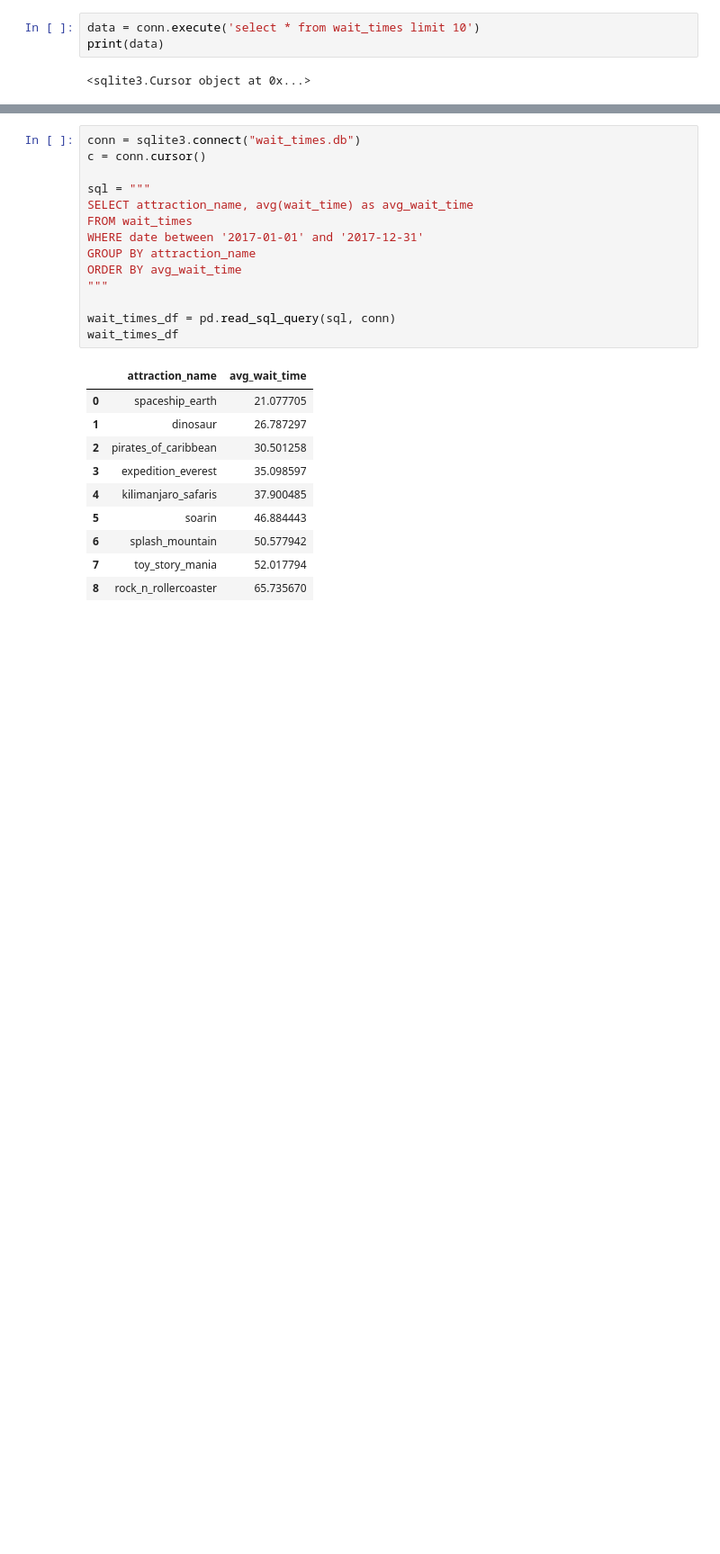
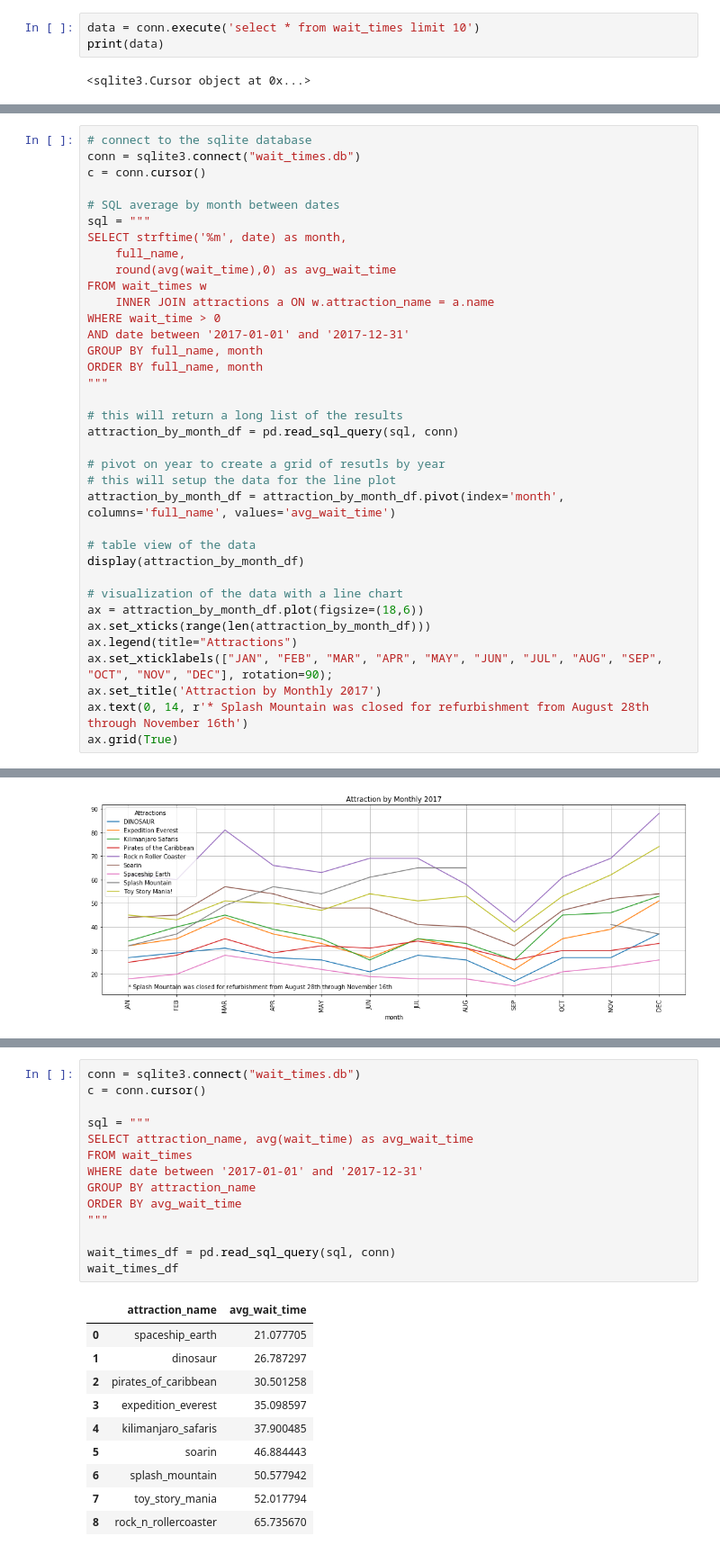
Before and after one commit to jeffkempster/codelouisville, a Jupyter notebook: Disney Wait Times.ipynb, the cells around one changed output, grey strips where cells are left out. Shown: that part at 90% size. Saved outputs shown, nothing was run; the diff lists cells and outputs as text; blank space fills up the shorter version.

```diff
--- a/Disney Wait Times.ipynb
+++ b/Disney Wait Times.ipynb
@@ -366,0 +401,37 @@ wait_times_df
+# %%
+# connect to the sqlite database
+conn = sqlite3.connect("wait_times.db")
+c = conn.cursor()
+
+# SQL average by month between dates
+sql = """
+SELECT strftime('%m', date) as month,
+    full_name,
+    round(avg(wait_time),0) as avg_wait_time
+FROM wait_times w
+    INNER JOIN attractions a ON w.attraction_name = a.name
+WHERE wait_time > 0
+AND date between '2017-01-01' and '2017-12-31'
+GROUP BY full_name, month
+ORDER BY full_name, month
+"""
+
+# this will return a long list of the results
+attraction_by_month_df = pd.read_sql_query(sql, conn)
+
+# pivot on year to create a grid of resutls by year
+# this will setup the data for the line plot
+attraction_by_month_df = attraction_by_month_df.pivot(index='month', columns='full_name', values='avg_wait_time')
+
+# table view of the data
+display(attraction_by_month_df)
+
+# visualization of the data with a line chart
+ax = attraction_by_month_df.plot(figsize=(18,6))
+ax.set_xticks(range(len(attraction_by_month_df)))
+ax.legend(title="Attractions")
+ax.set_xticklabels(["JAN", "FEB", "MAR", "APR", "MAY", "JUN", "JUL", "AUG", "SEP", "OCT", "NOV", "DEC"], rotation=90);
+ax.set_title('Attraction by Monthly 2017')
+ax.text(0, 14, r'* Splash Mountain was closed for refurbishment from August 28th through November 16th')
+ax.grid(True)
+# %% [output]
@@ -366,0 +452 @@ wait_times_df
+[figure, added]
```
Also changed, not shown: parts of 11 cells of this notebook.
